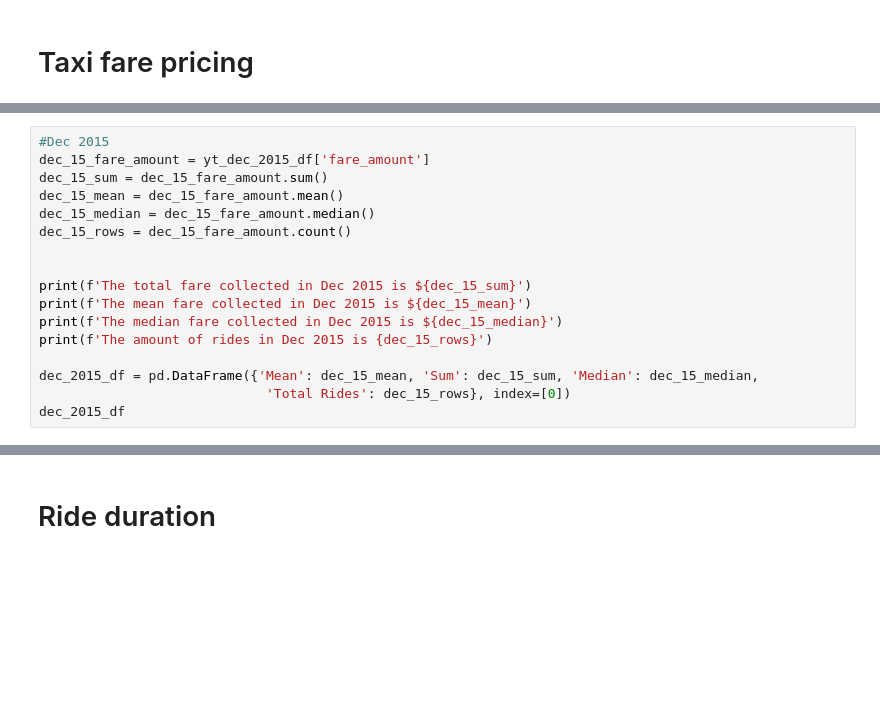
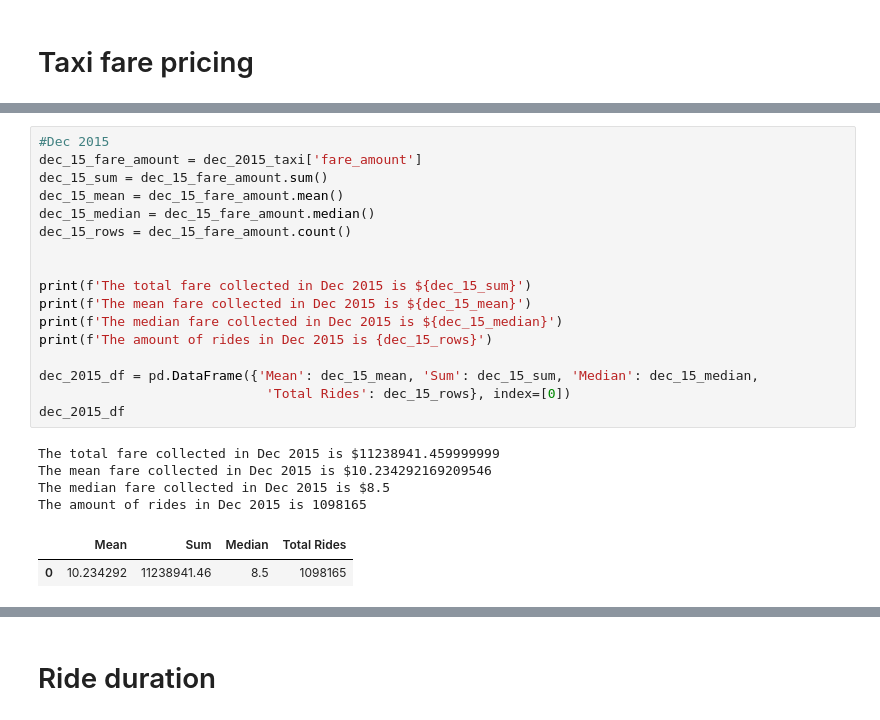
Before and after one commit to ILekawa9/Project-1, a Jupyter notebook: NYC_Taxi_RIdeshare_Final.ipynb, the cells around one changed output, grey strips where cells are left out. Saved outputs shown, nothing was run; the diff lists cells and outputs as text; blank space fills up the shorter version.

```diff
--- a/NYC_Taxi_RIdeshare_Final.ipynb
+++ b/NYC_Taxi_RIdeshare_Final.ipynb
@@ -259,19 +274,26 @@ NameError: name 'yt_june_2015_df' is not defined
 # %%
 #Dec 2015
-dec_15_fare_amount = yt_dec_2015_df['fare_amount']
+dec_15_fare_amount = dec_2015_taxi['fare_amount']
 dec_15_sum = dec_15_fare_amount.sum()
 dec_15_mean = dec_15_fare_amount.mean()
 dec_15_median = dec_15_fare_amount.median()
 dec_15_rows = dec_15_fare_amount.count()
 
 
 print(f'The total fare collected in Dec 2015 is ${dec_15_sum}')
 print(f'The mean fare collected in Dec 2015 is ${dec_15_mean}')
 print(f'The median fare collected in Dec 2015 is ${dec_15_median}')
 print(f'The amount of rides in Dec 2015 is {dec_15_rows}')
 
 dec_2015_df = pd.DataFrame({'Mean': dec_15_mean, 'Sum': dec_15_sum, 'Median': dec_15_median,
                              'Total Rides': dec_15_rows}, index=[0])
 dec_2015_df
+# %% [output]
+The total fare collected in Dec 2015 is $11238941.459999999
+The mean fare collected in Dec 2015 is $10.234292169209546
+The median fare collected in Dec 2015 is $8.5
+The amount of rides in Dec 2015 is 1098165
+|  | Mean | Sum | Median | Total Rides |
+| 0 | 10.234292 | 11238941.46 | 8.5 | 1098165 |
 # %%
 #June 2019
```
Also changed, not shown: parts of 21 cells of this notebook.
